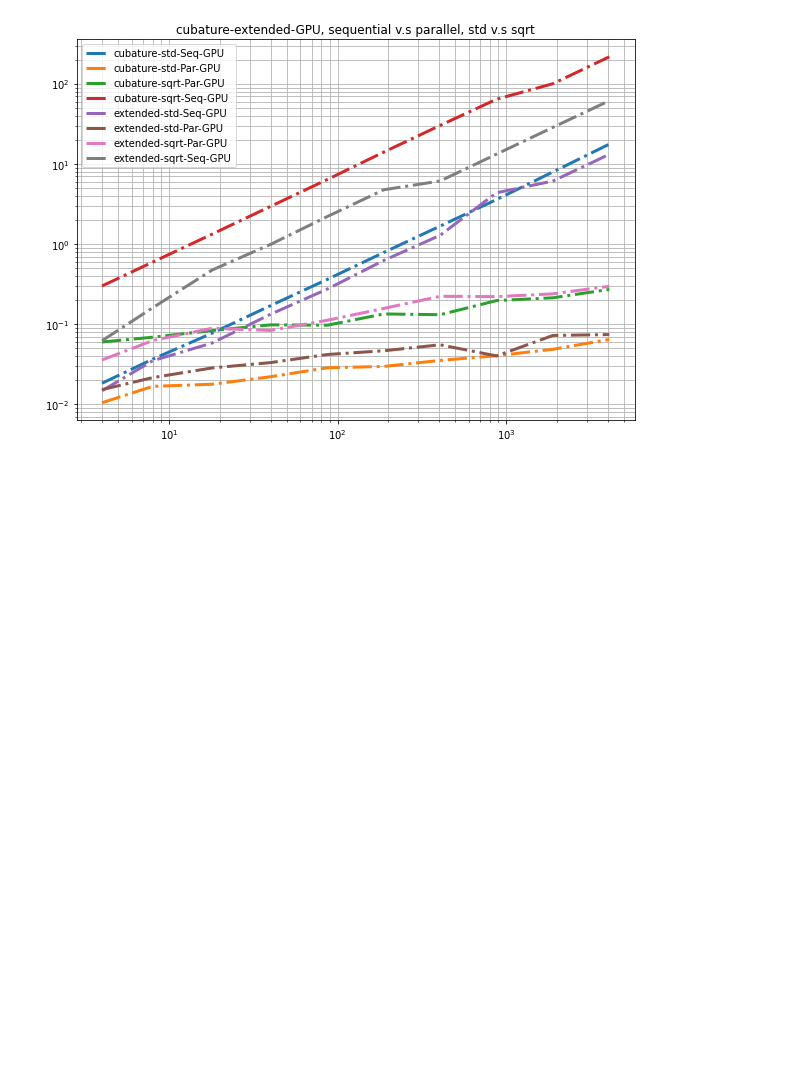
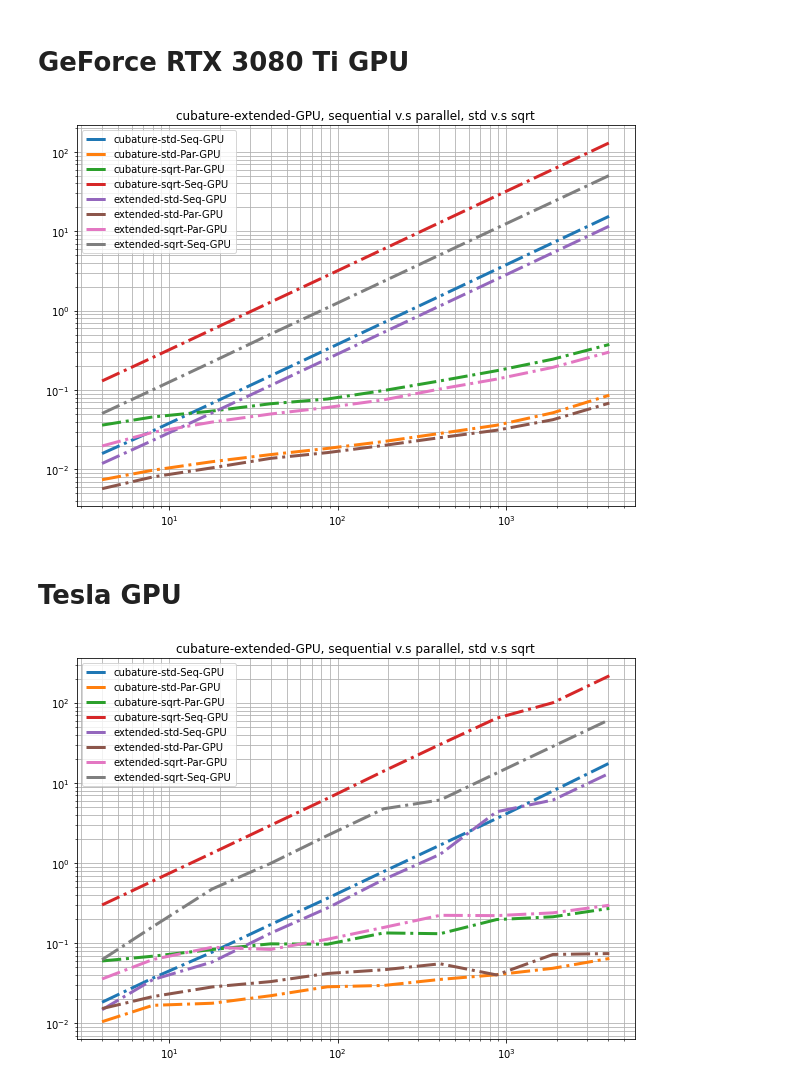
Before and after one commit to EEA-sensors/sqrt-parallel-smoothers, a Jupyter notebook: notebooks/csv_experiment_bearing-only-GPU-runtime.ipynb, the cells around one changed output. Saved outputs shown, nothing was run; the diff lists cells and outputs as text; code cells hidden in the pictures; blank space fills up the shorter version.

```diff
--- a/notebooks/csv_experiment_bearing-only-GPU-runtime.ipynb
+++ b/notebooks/csv_experiment_bearing-only-GPU-runtime.ipynb
@@ -2,18 +2,37 @@
 import numpy as np
 import pandas as pd
 import matplotlib.pyplot as plt
-# %%
-with np.load("GPU-cubature-newtria-T5e3-100runs-mean-median-time.npz") as loaded:
-    gpu_cubature_std_seq_mean_time=loaded["gpu_cubature_std_seq_mean_time"]
-    gpu_cubature_std_par_mean_time=loaded["gpu_cubature_std_par_mean_time"]
-    gpu_cubature_sqrt_seq_mean_time=loaded["gpu_cubature_sqrt_seq_mean_time"]
-    gpu_cubature_sqrt_par_mean_time=loaded["gpu_cubature_sqrt_par_mean_time"]
-
-with np.load("GPU-extended-newtria-T5e3-100runs-mean-mediantime.npz") as loaded:
-    gpu_extended_std_seq_mean_time=loaded["gpu_extended_std_seq_mean_time"]
-    gpu_extended_std_par_mean_time=loaded["gpu_extended_std_par_mean_time"]
-    gpu_extended_sqrt_seq_mean_time=loaded["gpu_extended_sqrt_seq_mean_time"]
-    gpu_extended_sqrt_par_mean_time=loaded["gpu_extended_sqrt_par_mean_time"]
 # %%
 T = 5000
 lengths_space = np.logspace(2, int(np.log2(T)), num=10, base=2, dtype=int)
+# %% [markdown]
+# GeForce RTX 3080 Ti GPU
+# %%
+with np.load("new_outputs/GPU-cubature-newtria-T5e3-100runs-mean-median-time.npz") as loaded:
+    rtx_gpu_cubature_std_seq_mean_time=loaded["gpu_cubature_std_seq_mean_time"]
+    rtx_gpu_cubature_std_par_mean_time=loaded["gpu_cubature_std_par_mean_time"]
+    rtx_gpu_cubature_sqrt_seq_mean_time=loaded["gpu_cubature_sqrt_seq_mean_time"]
+    rtx_gpu_cubature_sqrt_par_mean_time=loaded["gpu_cubature_sqrt_par_mean_time"]
+
+with np.load("new_outputs/GPU-extended-newtria-T5e3-100runs-mean-mediantime.npz") as loaded:
+    rtx_gpu_extended_std_seq_mean_time=loaded["gpu_extended_std_seq_mean_time"]
+    rtx_gpu_extended_std_par_mean_time=loaded["gpu_extended_std_par_mean_time"]
+    rtx_gpu_extended_sqrt_seq_mean_time=loaded["gpu_extended_sqrt_seq_mean_time"]
+    rtx_gpu_extended_sqrt_par_mean_time=loaded["gpu_extended_sqrt_par_mean_time"]
+# %%
+plt.figure(figsize=(10,7))
+plt.loglog(lengths_space, rtx_gpu_cubature_std_seq_mean_time, label="cubature-std-Seq-GPU", linestyle="-.", linewidth=3)
+plt.loglog(lengths_space, rtx_gpu_cubature_std_par_mean_time, label="cubature-std-Par-GPU", linestyle="-.", linewidth=3)
+plt.loglog(lengths_space, rtx_gpu_cubature_sqrt_par_mean_time, label="cubature-sqrt-Par-GPU", linestyle="-.", linewidth=3)
+plt.loglog(lengths_space, rtx_gpu_cubature_sqrt_seq_mean_time, label="cubature-sqrt-Seq-GPU", linestyle="-.", linewidth=3)
+plt.loglog(lengths_space, rtx_gpu_extended_std_seq_mean_time, label="extended-std-Seq-GPU", linestyle="-.", linewidth=3)
+plt.loglog(lengths_space, rtx_gpu_extended_std_par_mean_time, label="extended-std-Par-GPU", linestyle="-.", linewidth=3)
+plt.loglog(lengths_space, rtx_gpu_extended_sqrt_par_mean_time, label="extended-sqrt-Par-GPU", linestyle="-.", linewidth=3)
+plt.loglog(lengths_space, rtx_gpu_extended_sqrt_seq_mean_time, label="extended-sqrt-Seq-GPU", linestyle="-.", linewidth=3)
+
+plt.grid(True, which="both")
+plt.title("cubature-extended-GPU, sequential v.s parallel, std v.s sqrt")
+plt.legend()
+plt.show()
+# %% [output]
+[figure, added]
@@ -19,0 +63,2 @@ lengths_space = np.logspace(2, int(np.log2(T)), num=10, base=2, dtype=int)
+# %% [markdown]
+# Tesla GPU
```
Also changed, not shown: parts of 3 cells of this notebook, 15 other files.
